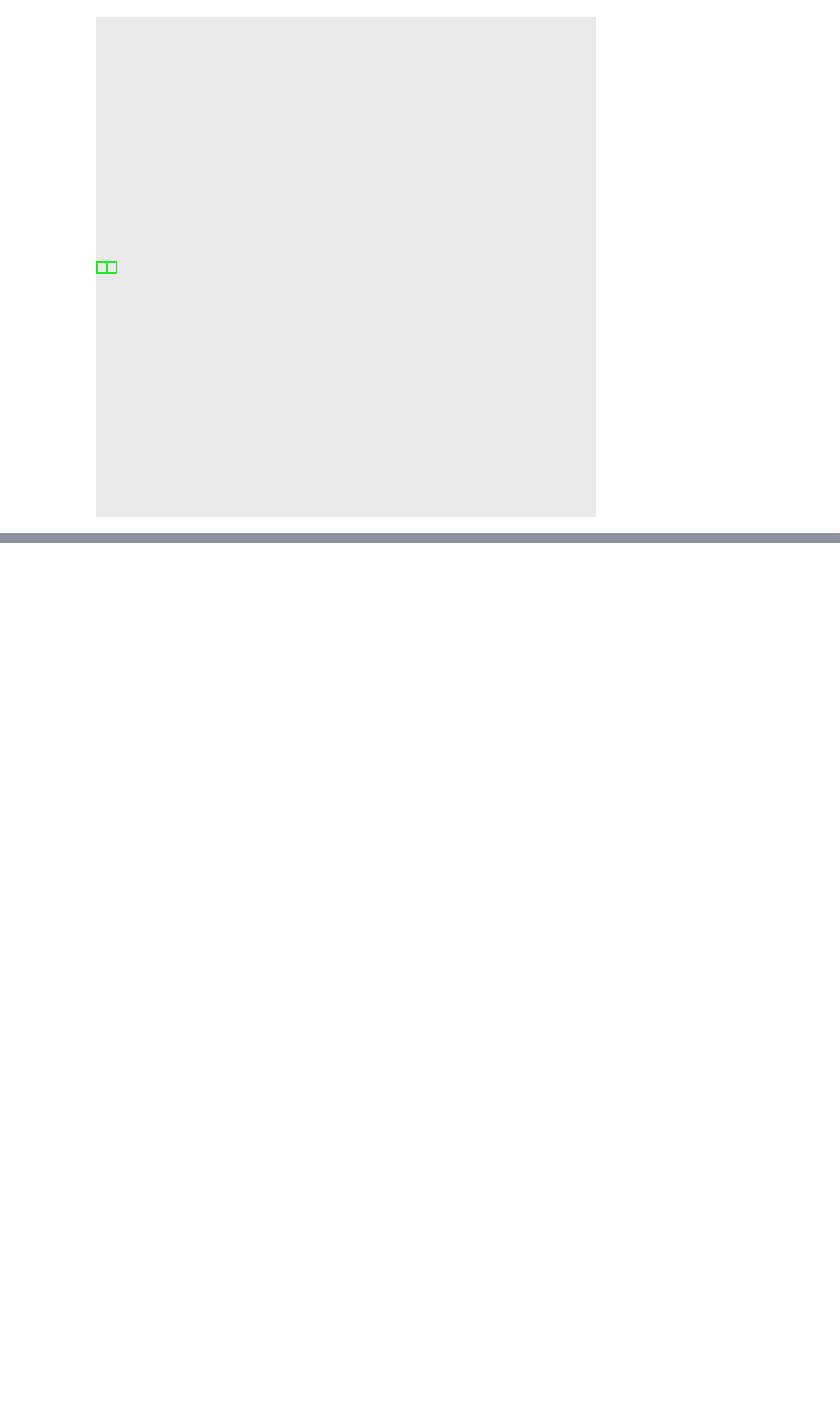
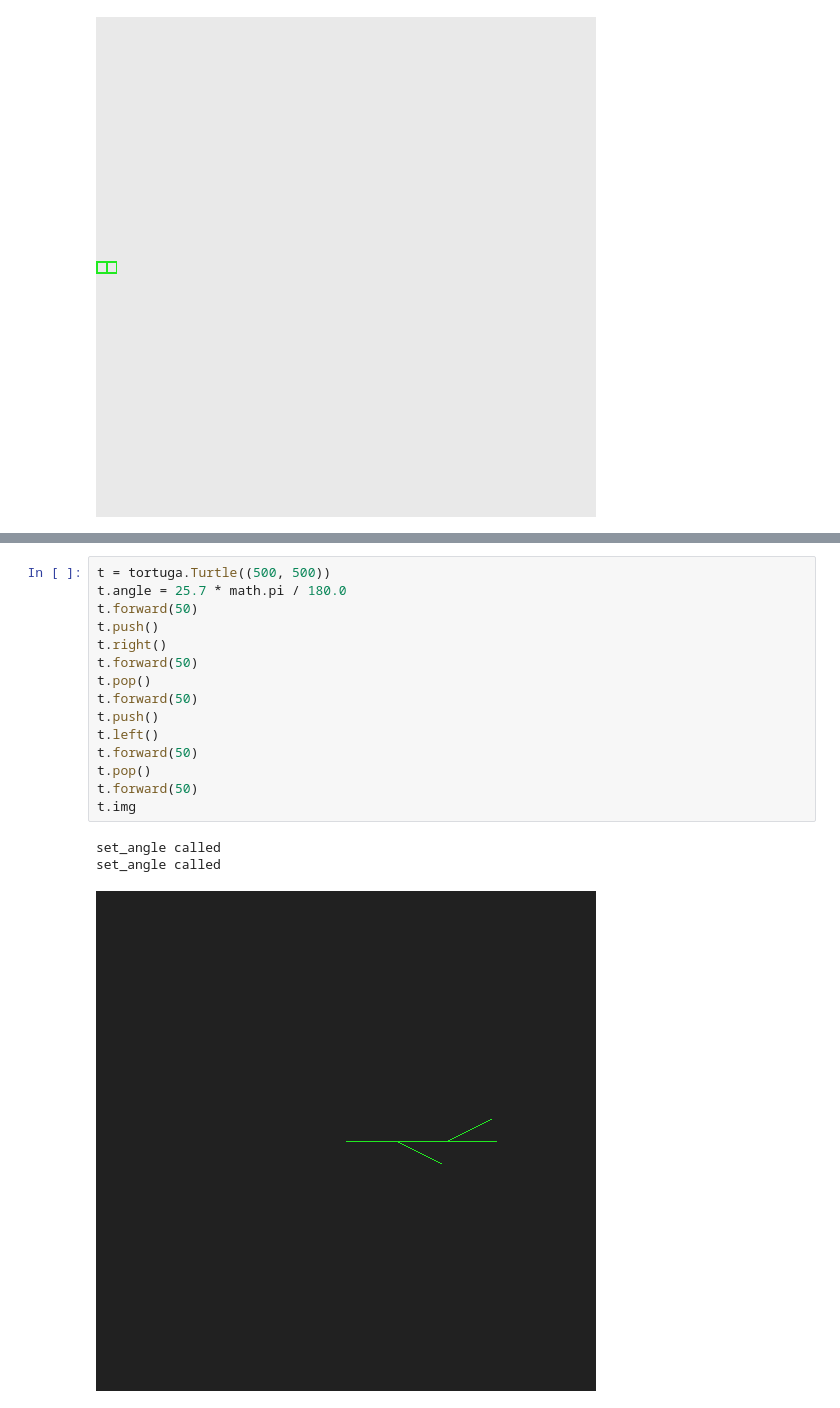
Before and after one commit to euribates/Jupyter, a Jupyter notebook: sistemas-de-lindenmayer.ipynb, the cells around one changed output, grey strips where cells are left out. Cells and saved outputs as stored; diff of their text form; blank space fills up the shorter version.

```diff
--- a/sistemas-de-lindenmayer.ipynb
+++ b/sistemas-de-lindenmayer.ipynb
@@ -231,0 +276,19 @@ img
+# %%
+t = tortuga.Turtle((500, 500))
+t.angle = 25.7 * math.pi / 180.0
+t.forward(50)
+t.push()
+t.right()
+t.forward(50)
+t.pop()
+t.forward(50)
+t.push()
+t.left()
+t.forward(50)
+t.pop()
+t.forward(50)
+t.img
+# %% [output]
+set_angle called
+set_angle called
+[figure, added]
```
Also changed, not shown: parts of 4 cells of this notebook, 3 other files.
